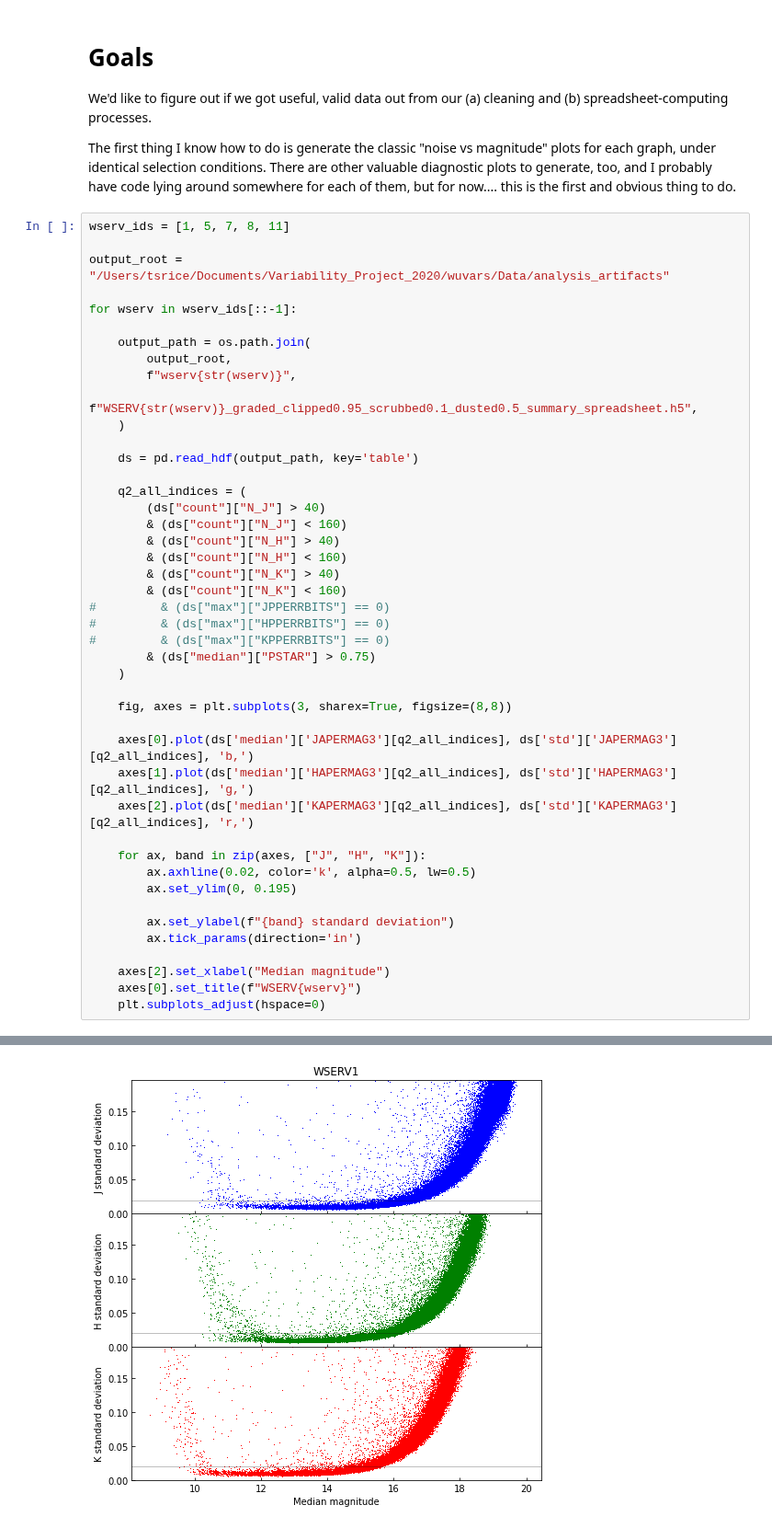
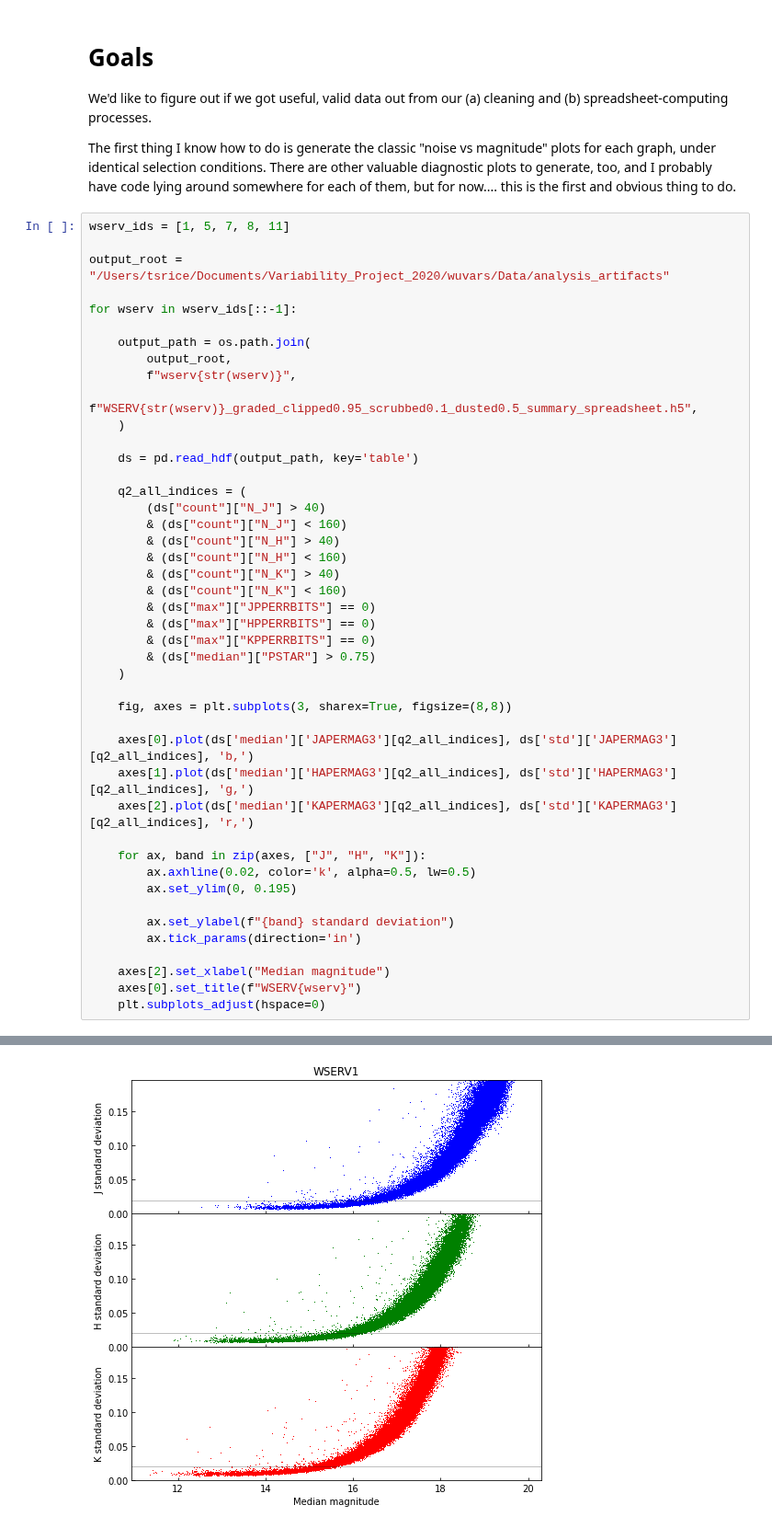
Before and after one commit to tomr-stargazer/Variability_Project_2020, a Jupyter notebook: wuvars/analysis/prototypes/Assessing the output of create_summary_spreadsheets.ipynb, the cells around one changed output, grey strips where cells are left out. Shown at 92% size. Cells and saved outputs as stored; diff of their text form.

Commit message:
update w latest plot

```diff
--- a/wuvars/analysis/prototypes/Assessing the output of create_summary_spreadsheets.ipynb
+++ b/wuvars/analysis/prototypes/Assessing the output of create_summary_spreadsheets.ipynb
@@ -29,9 +29,9 @@ for wserv in wserv_ids[::-1]:
         & (ds["count"]["N_H"] < 160)
         & (ds["count"]["N_K"] > 40)
         & (ds["count"]["N_K"] < 160)
-#         & (ds["max"]["JPPERRBITS"] == 0)
-#         & (ds["max"]["HPPERRBITS"] == 0)
-#         & (ds["max"]["KPPERRBITS"] == 0)
+        & (ds["max"]["JPPERRBITS"] == 0)
+        & (ds["max"]["HPPERRBITS"] == 0)
+        & (ds["max"]["KPPERRBITS"] == 0)
         & (ds["median"]["PSTAR"] > 0.75)
     )
 
@@ -59,4 +59,4 @@ for wserv in wserv_ids[::-1]:
-[figure, old version]
+[figure, new version]
 # %% [markdown]
 # Notes
 
```
Also changed, not shown: parts of 2 cells of this notebook.
